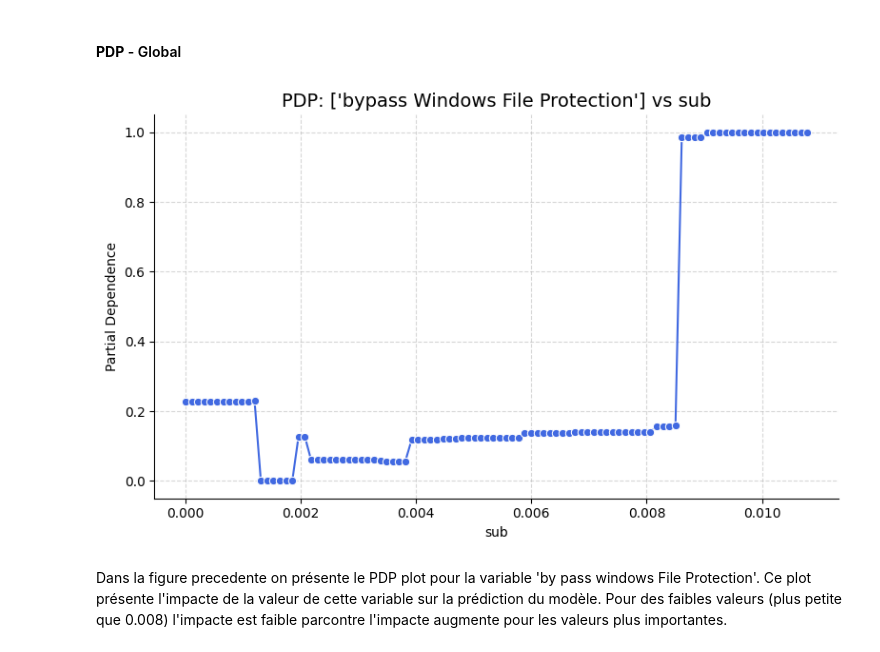
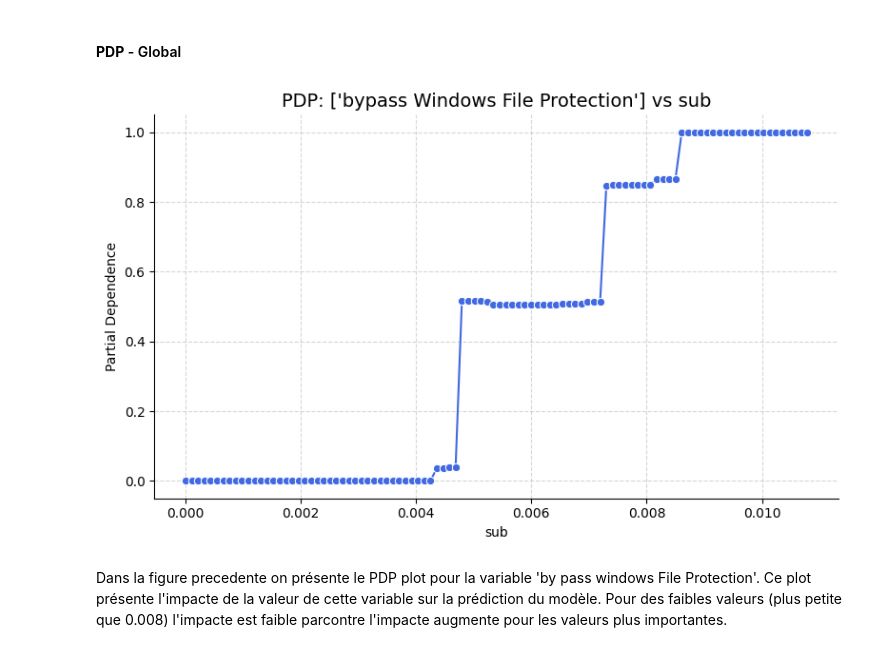
Before and after one commit to Michel93DM/XAI_methods, a Jupyter notebook: Notebooks/XAI_methods.ipynb, the cells around one changed output. Drawn from its saved outputs; the diff is of its cells as text; code cells hidden in the pictures.

```diff
--- a/Notebooks/XAI_methods.ipynb
+++ b/Notebooks/XAI_methods.ipynb
@@ -51,7 +51,7 @@ y_test = pd.read_csv('../dataset/y_test.csv', index_col= 0)
 # %% [markdown]
 ### Model - Already trained and saved
 # %%
-filename = '../data_sdc/hgb.pkl'
+filename = '../trained_model/hgb.pkl'
 with open(filename, 'rb') as file:
     model = pickle.load(file)
 # %% [markdown]
@@ -96,7 +96,7 @@ feature_to_plot = 'sub'  # e.g., 'age', 'height', etc.
 label_names= ['bypass Windows File Protection']
 
 # Loop through each binary classifier in OVR
-for i, estimator in enumerate(model.estimators_[:1]):
+for i, estimator in enumerate(model.estimators_[26:27]):
 
     # PDP for one feature
     #PartialDependenceDisplay.from_estimator(estimator, X, [feature_to_plot])
@@ -109,34 +109,34 @@ for i, estimator in enumerate(model.estimators_[:1]):
     # Extract values
     scaler = MinMaxScaler()
 
     feature_values = pdp_result['grid_values'][0]
     pdp_values = pdp_result['average'][0]
 
     # Ensure feature_values is a NumPy array
     #feature_values = np.array(pdp_result['grid_values'][0]).reshape(-1, 1)
     pdp_values = np.array(pdp_result['average'][0]).reshape(-1, 1)
 
     #feature_values_scaled = scaler.fit_transform(feature_values).flatten()
     pdp_values_scaled = scaler.fit_transform(pdp_values).flatten()
 
     # Put into DataFrame
     df_pdp = pd.DataFrame({
         feature_to_plot: feature_values,
         'Partial Dependence': pdp_values_scaled
     })
 
     # Plot with Seaborn
     plt.figure(figsize=(8, 5))
     sns.lineplot(data=df_pdp, x=feature_to_plot, y='Partial Dependence', marker='o', color='royalblue')
     sns.despine()
     plt.title(f"PDP: {label_names} vs {feature_to_plot}", fontsize=14)
     plt.xlabel(feature_to_plot)
     plt.ylabel("Partial Dependence")
     plt.grid(True, linestyle='--', alpha=0.5)
     plt.tight_layout()
     plt.show()
 # %% [output]
-[figure, old version]
+[figure, new version]
 # %% [markdown]
 Dans la figure precedente on présente le PDP plot pour la variable 'by pass windows File Protection'. Ce plot présente l'impacte de la valeur de cette variable sur la prédiction du modèle. Pour des faibles valeurs (plus petite que 0.008) l'impacte est faible parcontre l'impacte augmente pour les valeurs plus importantes.
 # %% [markdown]
```
Also changed, not shown: parts of 6 cells of this notebook.
